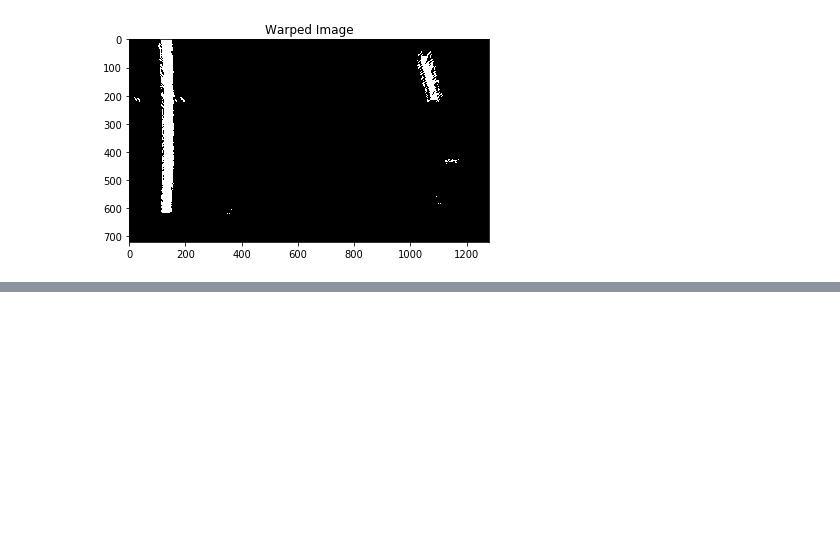
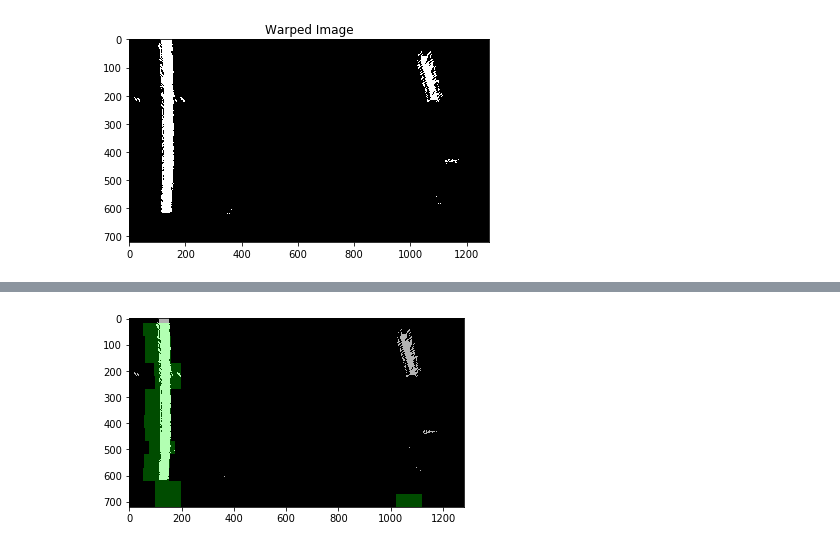
Before and after one commit to adreena/carnd-adv-lane-lines, a Jupyter notebook: project4.ipynb, the cells around one changed output, grey strips where cells are left out. Cells and saved outputs as stored; diff of their text form; code cells hidden in the pictures; blank space fills up the shorter version.

```diff
--- a/project4.ipynb
+++ b/project4.ipynb
@@ -191,0 +317,6 @@ side2side_plotter([[warped_img,'Warped Image']])
+# %%
+centroids, n_windows = sliding_window_convolve(warped_img)
+output = draw_convolve_windows(warped_img, centroids, n_windows=n_windows )
+image_display(output, 'windows finding using convolve')
+# %% [output]
+[figure, added]
```
Also changed, not shown: parts of 6 cells of this notebook.
